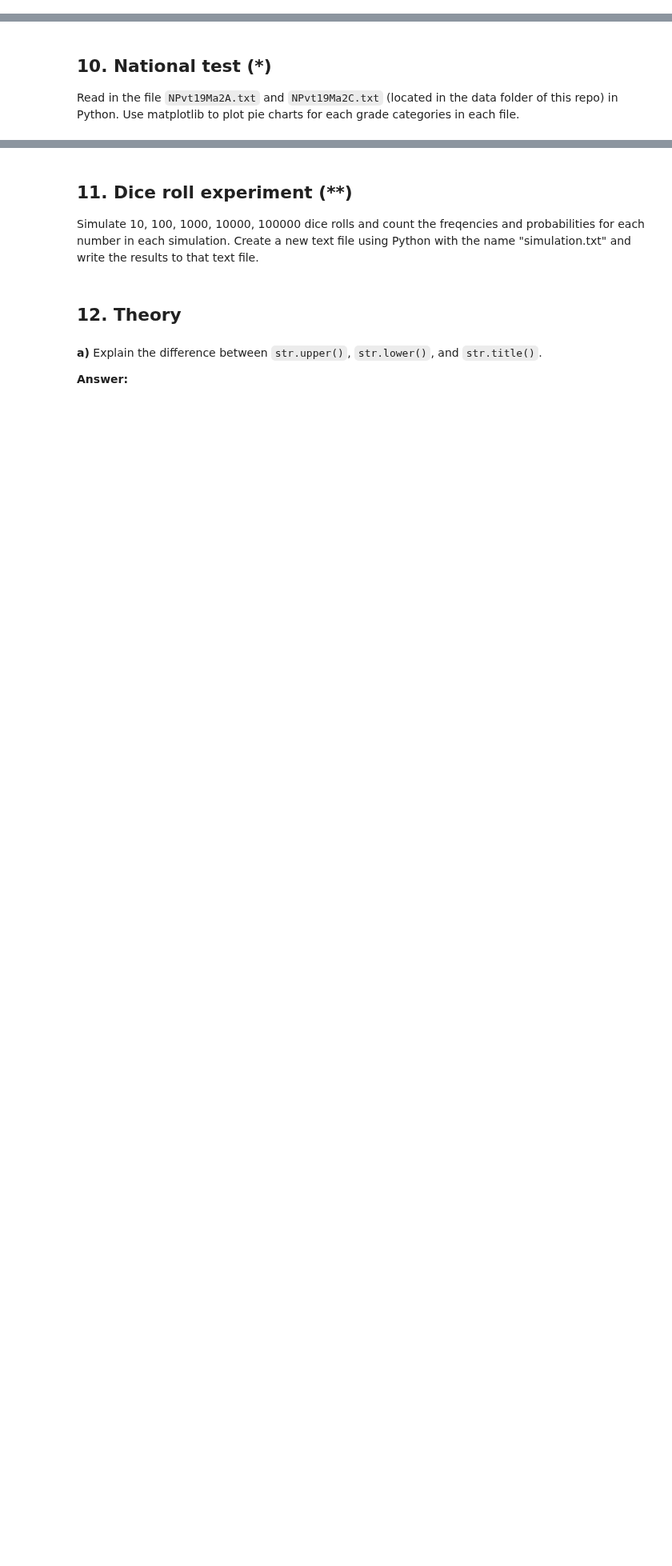
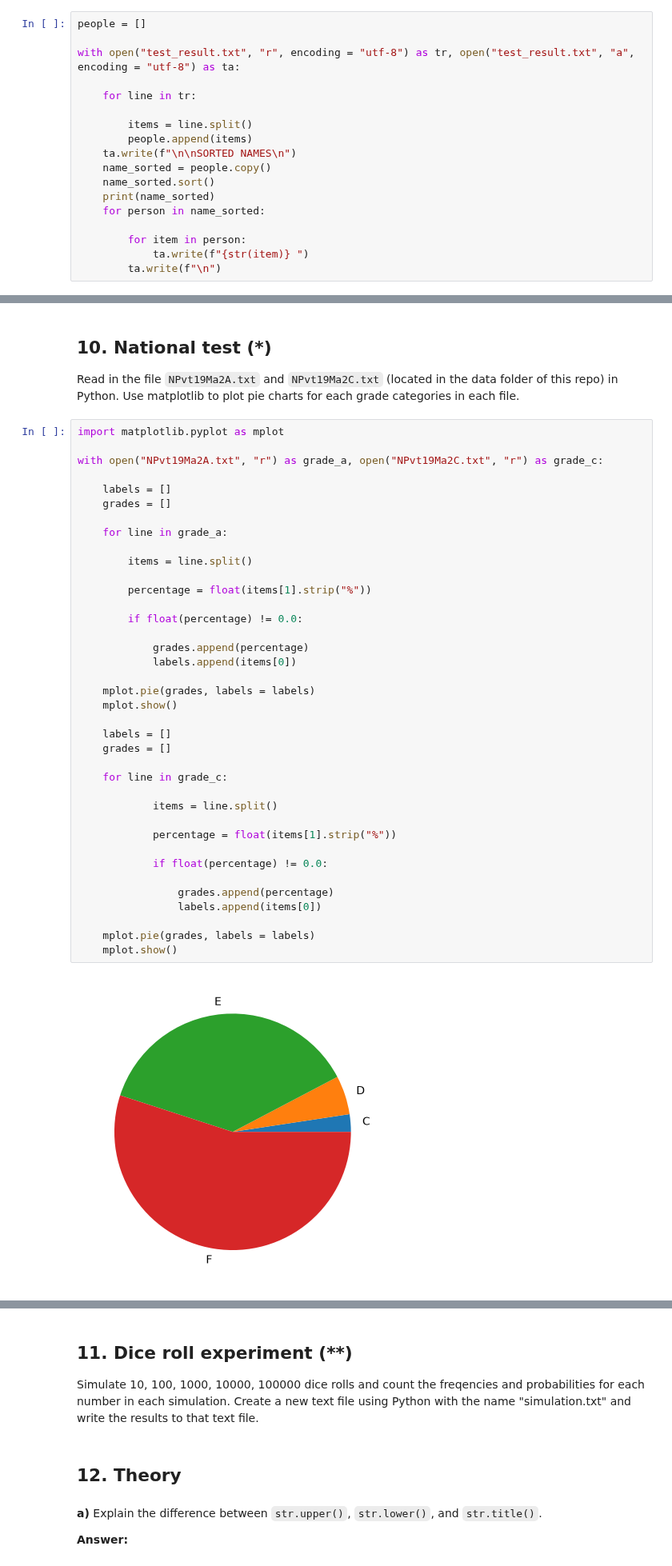
Before and after one commit to ilo50/python_albin_svahn_aiu26, a Jupyter notebook: exercises/exercise_4.ipynb, the cells around one changed output, grey strips where cells are left out. Shown at 80% size. Saved outputs shown, nothing was run; the diff lists cells and outputs as text; blank space fills up the shorter version.

```diff
--- a/exercises/exercise_4.ipynb
+++ b/exercises/exercise_4.ipynb
@@ -260,0 +218,18 @@ UnsupportedOperation: not readable
+# %%
+people = []
+
+with open("test_result.txt", "r", encoding = "utf-8") as tr, open("test_result.txt", "a", encoding = "utf-8") as ta:
+
+    for line in tr:
+
+        items = line.split()
+        people.append(items)
+    ta.write(f"\n\nSORTED NAMES\n")
+    name_sorted = people.copy()
+    name_sorted.sort()
+    print(name_sorted)
+    for person in name_sorted:
+
+        for item in person:
+            ta.write(f"{str(item)} ")
+        ta.write(f"\n")
@@ -273,3 +280,43 @@ UnsupportedOperation: not readable
 ## 10. National test (*)
 
 Read in the file `NPvt19Ma2A.txt` and `NPvt19Ma2C.txt` (located in the data folder of this repo) in Python. Use matplotlib to plot pie charts for each grade categories in each file.
+# %%
+import matplotlib.pyplot as mplot
+
+with open("NPvt19Ma2A.txt", "r") as grade_a, open("NPvt19Ma2C.txt", "r") as grade_c:
+
+    labels = []
+    grades = []
+
+    for line in grade_a:
+
+        items = line.split()
+
+        percentage = float(items[1].strip("%"))
+
+        if float(percentage) != 0.0:
+
+            grades.append(percentage)
+            labels.append(items[0])
+
+    mplot.pie(grades, labels = labels)
+    mplot.show()
+
+    labels = []
+    grades = []
+
+    for line in grade_c:
+
+            items = line.split()
+
+            percentage = float(items[1].strip("%"))
+
+            if float(percentage) != 0.0:
+
+                grades.append(percentage)
+                labels.append(items[0])
+
+    mplot.pie(grades, labels = labels)
+    mplot.show()
+# %% [output]
+[figure, added]
```
Also changed, not shown: parts of 14 cells of this notebook, 3 other files.
